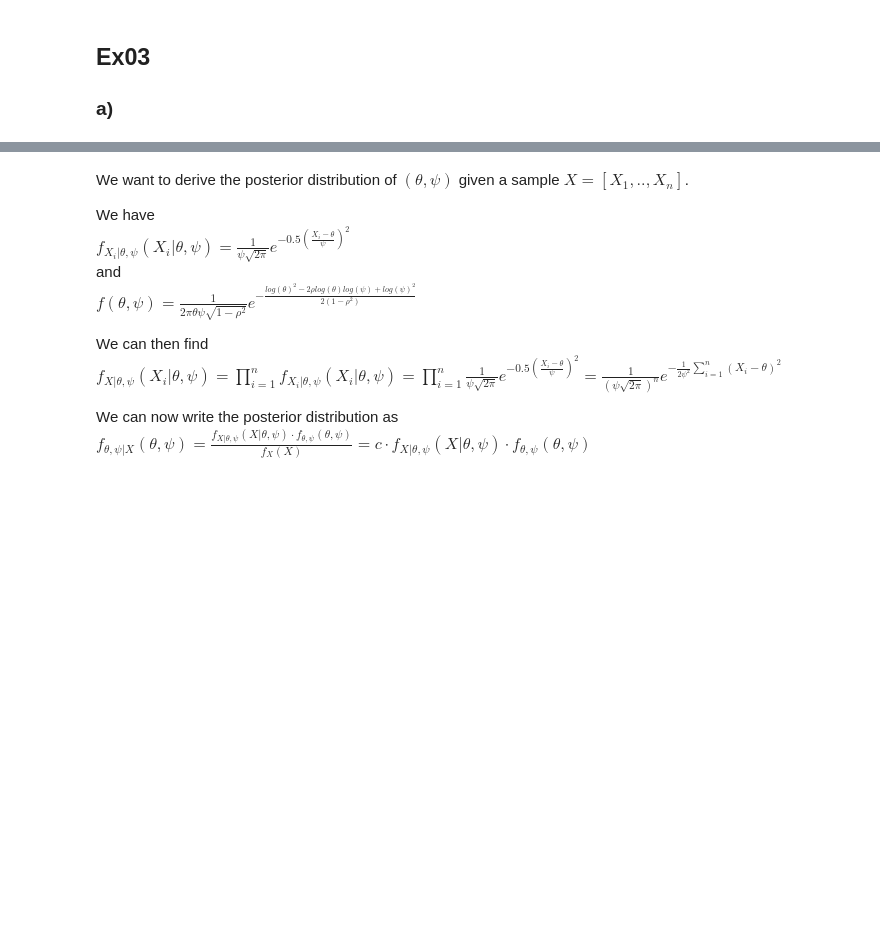
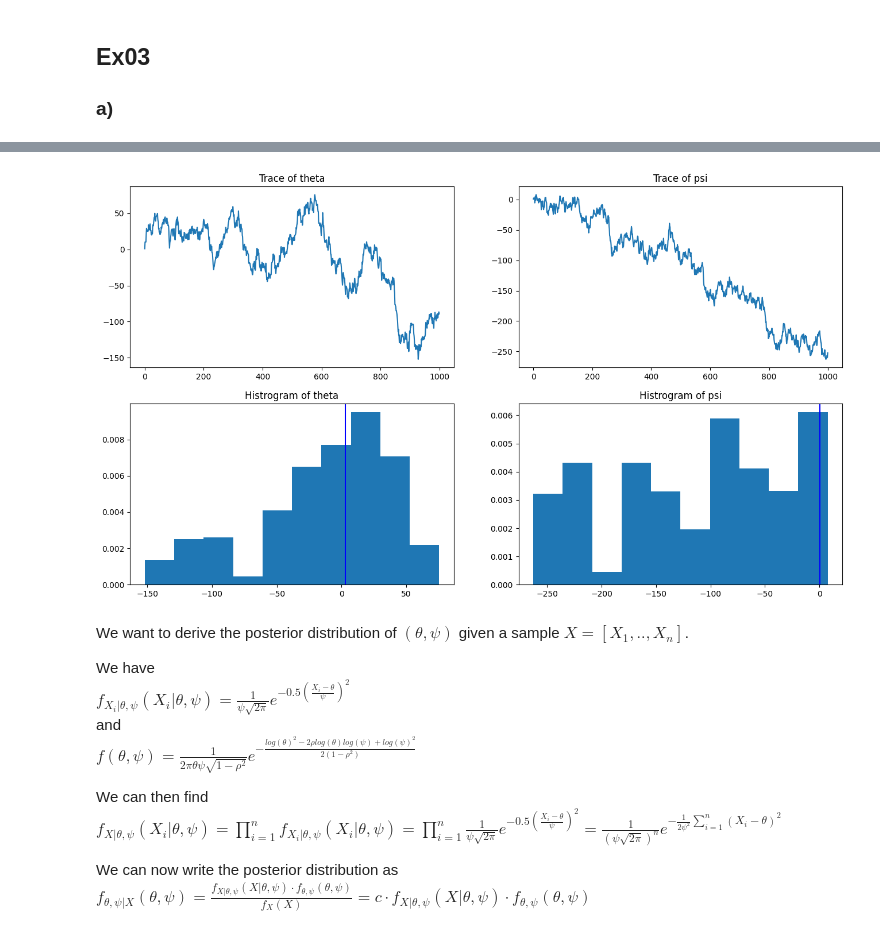
Before and after one commit to WeatherBoy/02443_Code, a Jupyter notebook: ex6.ipynb, the cells around one changed output, grey strips where cells are left out. Cells and saved outputs as stored; diff of their text form; code cells hidden in the pictures; blank space fills up the shorter version.

```diff
--- a/ex6.ipynb
+++ b/ex6.ipynb
@@ -595,3 +679,10 @@ def MCMC(num_iter : int, Y_0: int = None, burn_in_ratio : float = 0.5):
+# %%
+post_samples_1000 = scipy.stats.norm.rvs(true_theta,np.sqrt(true_psi),size = 1000)
+
+post_samples_MCMC_1000 = np.array(MCMC(num_iter = 1000, proposal_var = 5,data=post_samples_1000))
+posterior_plot(post_samples_MCMC_100)
+# %% [output]
+[figure, added]
 # %% [markdown]
 We want to derive the posterior distribution of $(\theta,\psi)$ given a sample $X = [X_{1},..,X_{n}]$.
 
```
Also changed, not shown: parts of 12 cells of this notebook.
